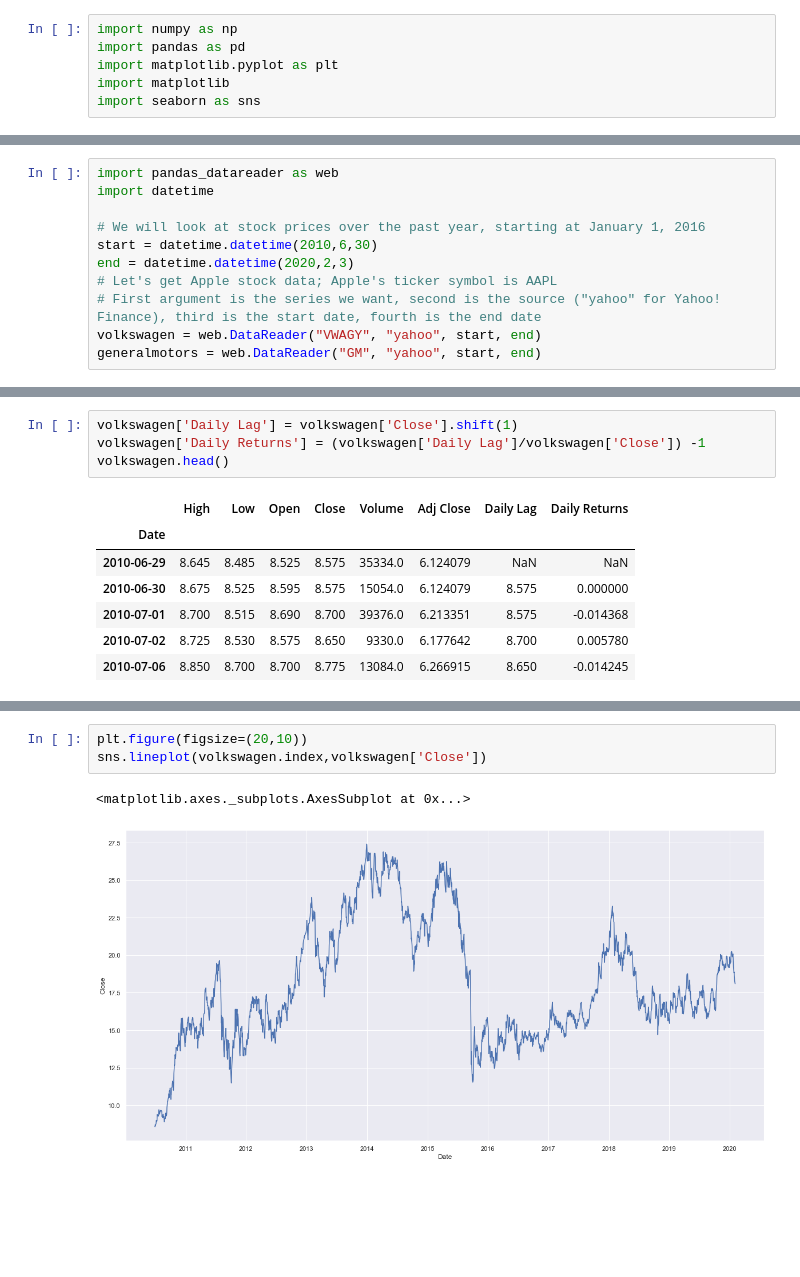
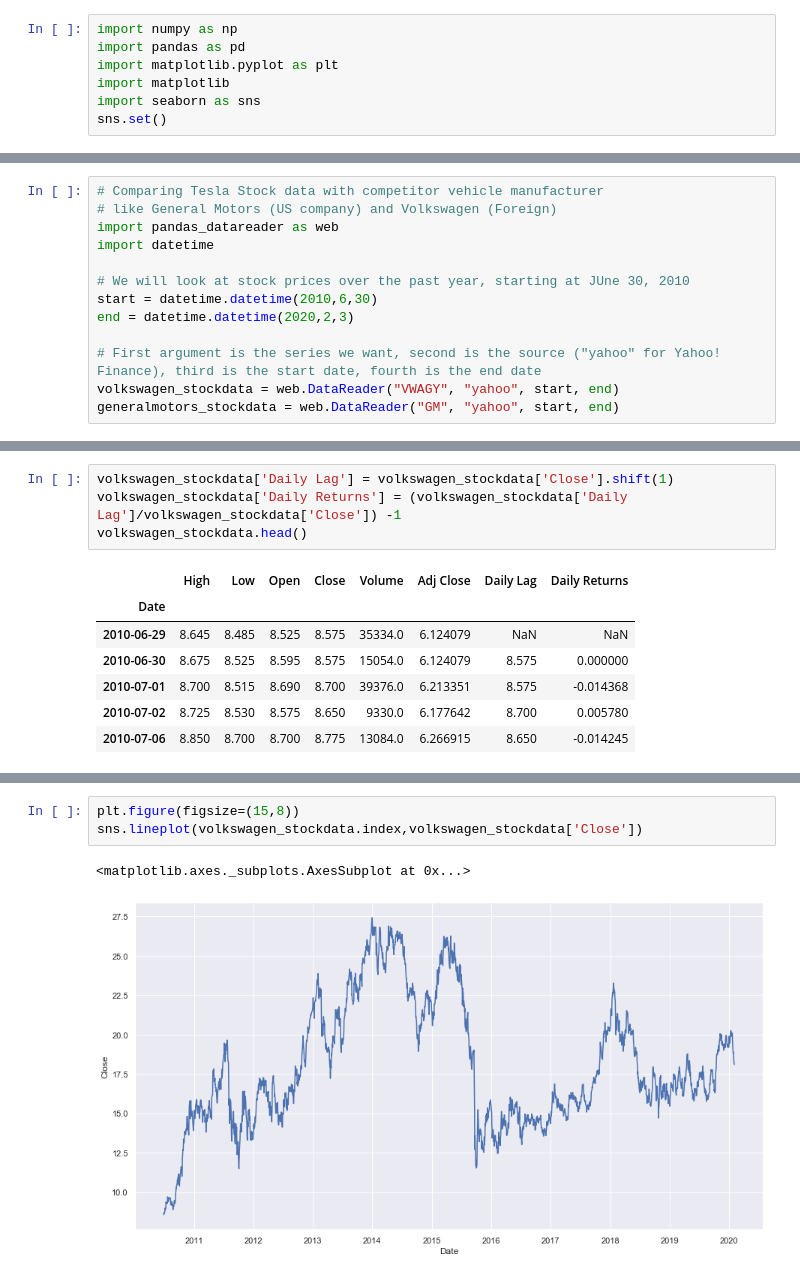
Before and after one commit to vidvatabuch/Tesla-Stock-Analysis, a Jupyter notebook: Tesla stock analysis.ipynb, the cells around one changed output, grey strips where cells are left out. Drawn from its saved outputs; the diff is of its cells as text; blank space fills up the shorter version.

```diff
--- a/Tesla stock analysis.ipynb
+++ b/Tesla stock analysis.ipynb
@@ -4,5 +4,6 @@ import pandas as pd
 import matplotlib.pyplot as plt
 import matplotlib
 import seaborn as sns
+sns.set()
 # %%
 #importing the Tesla Stock Dataset
@@ -111,12 +112,14 @@ sns.lineplot(data=stocks)
 # %%
+# Comparing Tesla Stock data with competitor vehicle manufacturer
+# like General Motors (US company) and Volkswagen (Foreign)
 import pandas_datareader as web
 import datetime
 
-# We will look at stock prices over the past year, starting at January 1, 2016
+# We will look at stock prices over the past year, starting at JUne 30, 2010
 start = datetime.datetime(2010,6,30)
 end = datetime.datetime(2020,2,3)
-# Let's get Apple stock data; Apple's ticker symbol is AAPL
+
 # First argument is the series we want, second is the source ("yahoo" for Yahoo! Finance), third is the start date, fourth is the end date
-volkswagen = web.DataReader("VWAGY", "yahoo", start, end)
-generalmotors = web.DataReader("GM", "yahoo", start, end)
+volkswagen_stockdata = web.DataReader("VWAGY", "yahoo", start, end)
+generalmotors_stockdata = web.DataReader("GM", "yahoo", start, end)
 # %%
@@ -140,9 +143,9 @@ generalmotors.head()
 | 2010-11-23 | 33.990002 | 33.189999 | 33.950001 | 33.250000 | 31170200.0 | 25.746712 |
 | 2010-11-24 | 33.799999 | 33.220001 | 33.730000 | 33.480000 | 26138000.0 | 25.924818 |
 # %%
-volkswagen['Daily Lag'] = volkswagen['Close'].shift(1)
-volkswagen['Daily Returns'] = (volkswagen['Daily Lag']/volkswagen['Close']) -1
-volkswagen.head()
+volkswagen_stockdata['Daily Lag'] = volkswagen_stockdata['Close'].shift(1)
+volkswagen_stockdata['Daily Returns'] = (volkswagen_stockdata['Daily Lag']/volkswagen_stockdata['Close']) -1
+volkswagen_stockdata.head()
 # %% [output]
 |  | High | Low | Open | Close | Volume | Adj Close | Daily Lag | Daily Returns |
 | Date |  |  |  |  |  |  |  |  |
@@ -188,8 +191,8 @@ generalmotors.describe()
 | 75% | 37.180000 | 36.470001 | 36.842500 | 36.832501 | 1.553635e+07 | 32.765750 | 36.835001 | 0.009247 |
 | max | 46.759998 | 45.720001 | 45.910000 | 46.480000 | 4.570443e+08 | 42.464954 | 46.480000 | 0.122367 |
 # %%
-plt.figure(figsize=(20,10))
-sns.lineplot(volkswagen.index,volkswagen['Close'])
+plt.figure(figsize=(15,8))
+sns.lineplot(volkswagen_stockdata.index,volkswagen_stockdata['Close'])
 # %% [output]
 <matplotlib.axes._subplots.AxesSubplot at 0x...>
-[figure, old version]
+[figure, new version]
```
Also changed, not shown: parts of 14 cells of this notebook.
